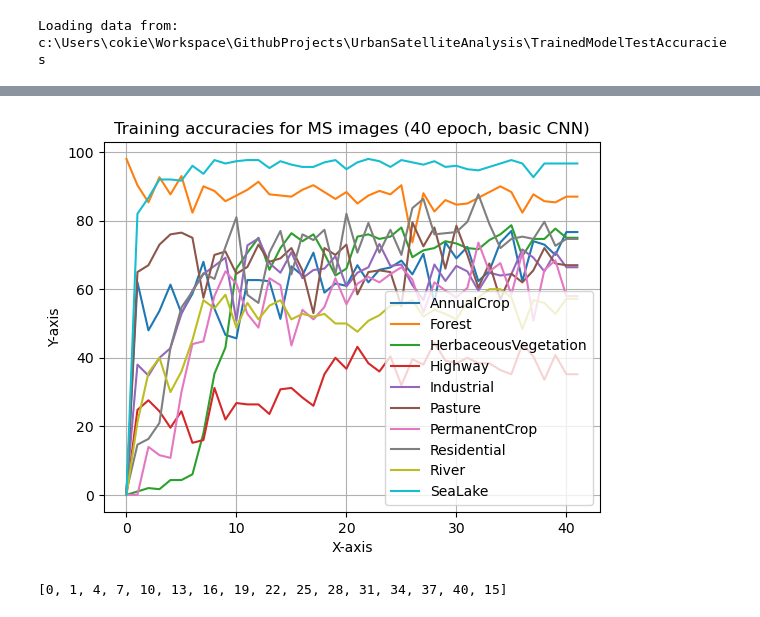
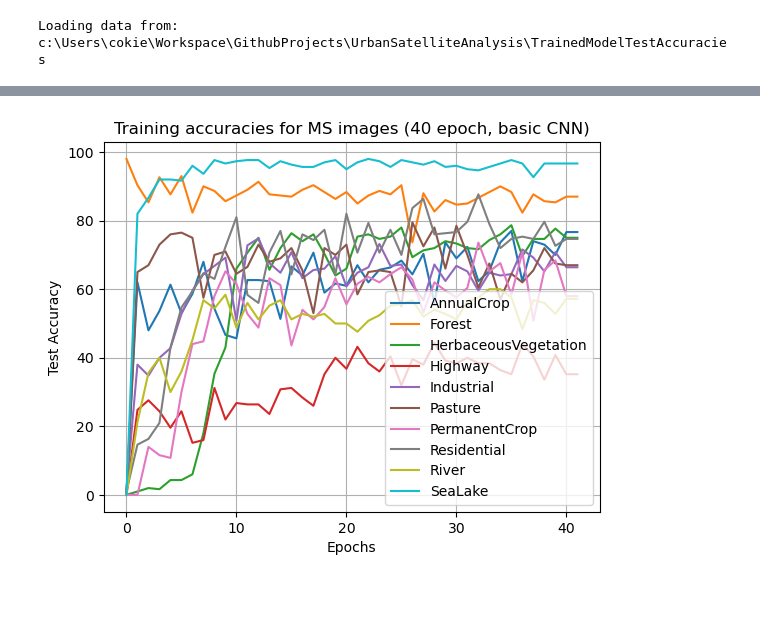
Before and after one commit to CokieLee/UrbanSatelliteAnalysis, a Jupyter notebook: PlotTrainTestAccuracy.ipynb, the cells around one changed output, grey strips where cells are left out. Drawn from its saved outputs; the diff is of its cells as text; code cells hidden in the pictures.

```diff
--- a/PlotTrainTestAccuracy.ipynb
+++ b/PlotTrainTestAccuracy.ipynb
@@ -25,6 +13,10 @@ print(x_values)
+# %%
+msBasic_Df = pd.read_csv(csv_dir_path / 'MS_40epoch_BasicCNN_Accuracies.csv')
+rgbBasic_Df = pd.read_csv(csv_dir_path / 'RGB_Basic_CNN_40epoch_Accuracies.csv')
+
+msDeepest_Df = pd.read_csv(csv_dir_path / 'MS_40epoch_Deepest_CNN_Accuracies.csv')
+rgbDeepest_Df = pd.read_csv(csv_dir_path / 'RGB_Deepest_40epoch_Accuracies.csv')
 # %%
-x = x_values
-
 def getPlottableAccs(x_vals, y_vals):
     paired = zip(x_vals, y_vals)
     sortedPaired = sorted(paired)
@@ -32,47 +24,3 @@ def getPlottableAccs(x_vals, y_vals):
     x_sorted, y_sorted = zip(*sortedPaired)
 
     return x_sorted, y_sorted
-# %%
-# Plotting on the same axes
-x_AC, y_AC = getPlottableAccs(x_values, list(msDf.iloc[0])[1:])
-plt.plot(x_AC, y_AC, label='AnnualCrop')
-x_F, y_F = getPlottableAccs(x_values, list(msDf.iloc[1])[1:])
-plt.plot(x_F, y_F, label='Forest')
-x_HV, y_HV = getPlottableAccs(x_values, list(msDf.iloc[2])[1:])
-plt.plot(x_HV, y_HV, label='HerbaceousVegetation')
-x_H, y_H = getPlottableAccs(x_values, list(msDf.iloc[3])[1:])
-plt.plot(x_H, y_H, label='Highway')
-x_I, y_I = getPlottableAccs(x_values, list(msDf.iloc[4])[1:])
-plt.plot(x_I, y_I, label='Industrial')
-x_P, y_P = getPlottableAccs(x_values, list(msDf.iloc[5])[1:])
-plt.plot(x_P, y_P, label='Pasture')
-x_PC, y_PC = getPlottableAccs(x_values, list(msDf.iloc[6])[1:])
-plt.plot(x_PC, y_PC, label='PermanentCrop')
-x_R, y_R = getPlottableAccs(x_values, list(msDf.iloc[7])[1:])
-plt.plot(x_R, y_R, label='Residential')
-x_RIV, y_RIV = getPlottableAccs(x_values, list(msDf.iloc[8])[1:])
-plt.plot(x_RIV, y_RIV, label='River')
-x_SL, y_SL = getPlottableAccs(x_values, list(msDf.iloc[9])[1:])
-plt.plot(x_SL, y_SL, label='SeaLake')
-
-
-plt.title('Training accuracies for MS images (40 epoch, basic CNN)')
-plt.xlabel('X-axis')
-plt.ylabel('Y-axis')
-plt.legend() # Display the legend to differentiate plots
-plt.grid(True)
-plt.show()
-# %% [output]
-[figure, removed]
-# %%
-rgbDf = pd.read_csv(csv_dir_path / 'RGB_Basic_CNN_40epoch_Accuracies.csv')
-
-x_values = list(rgbDf.columns)
-x_values.remove("Category")
-x_values[x_values.index('model_init.pth')] = 'epoch_0.pth'
-x_values[x_values.index('model_fin.pth')] = 'epoch_' + str(len(x_values) - 1) + '.pth'
-x_values = [int((x.split("_"))[1].split(".")[0]) for x in x_values]
-
-print(x_values)
-# %% [output]
-[0, 1, 4, 7, 10, 13, 16, 19, 22, 25, 28, 31, 34, 37, 40, 15]
@@ -79 +47,5 @@ print(x_values)
+# %%
+plotTrainAccFeatures(msBasic_Df, 'Training accuracies for MS images (40 epoch, basic CNN)', 'Epochs', 'Test Accuracy')
+# %% [output]
+[figure, added]
 # %%
```
Also changed, not shown: parts of 5 cells of this notebook.
